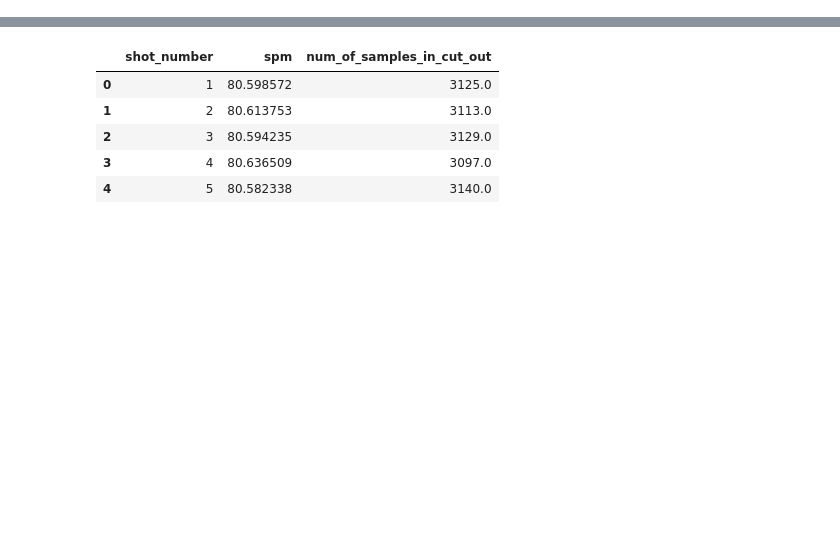
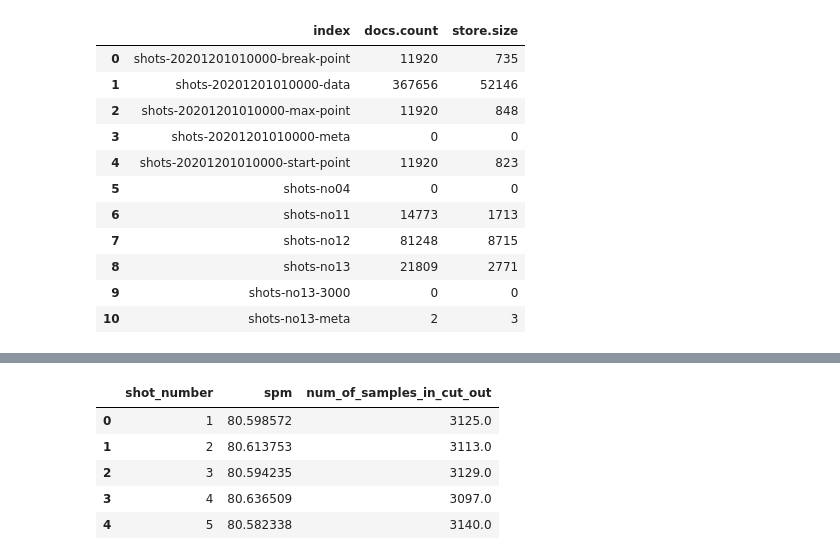
Before and after one commit to ymiyamoto5/data-analysis-platform-bak, a Jupyter notebook: notebooks/analyze.ipynb, the cells around one changed output, grey strips where cells are left out. Cells and saved outputs as stored; diff of their text form; code cells hidden in the pictures; blank space fills up the shorter version.

```diff
--- a/notebooks/analyze.ipynb
+++ b/notebooks/analyze.ipynb
@@ -16,0 +17,16 @@ shot_df.head()
+# %%
+# ショットデータインデックス一覧
+ElasticManager.show_indices(index="shots-*")
+# %% [output]
+|  | index | docs.count | store.size |
+| 0 | shots-20201201010000-break-point | 11920 | 735 |
+| 1 | shots-20201201010000-data | 367656 | 52146 |
+| 2 | shots-20201201010000-max-point | 11920 | 848 |
+| 3 | shots-20201201010000-meta | 0 | 0 |
+| 4 | shots-20201201010000-start-point | 11920 | 823 |
+| 5 | shots-no04 | 0 | 0 |
+| 6 | shots-no11 | 14773 | 1713 |
+| 7 | shots-no12 | 81248 | 8715 |
+| 8 | shots-no13 | 21809 | 2771 |
+| 9 | shots-no13-3000 | 0 | 0 |
+| 10 | shots-no13-meta | 2 | 3 |
```
Also changed, not shown: parts of 13 cells of this notebook, 8 other files.
